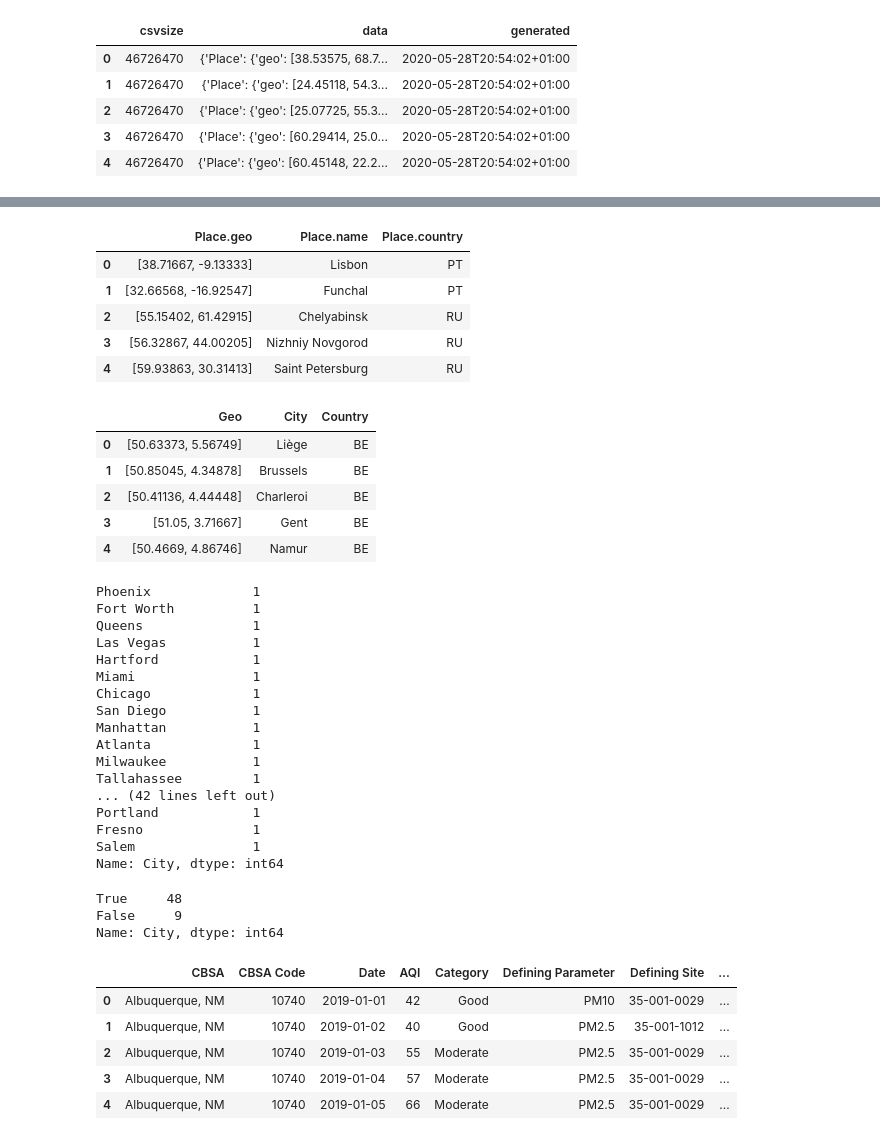
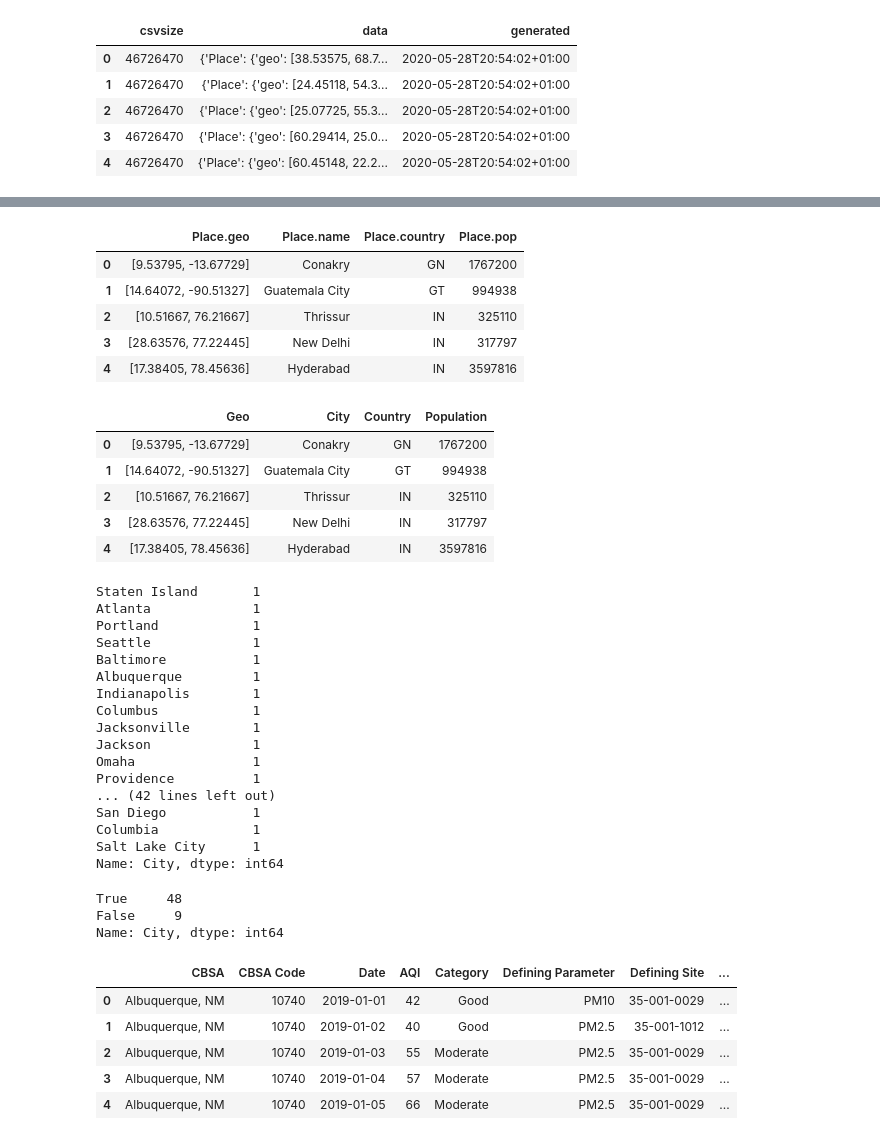
Before and after one commit to BenSnyder90/US-Air-Quality-During-COVID-19, a Jupyter notebook: merge_data.ipynb, the cells around one changed output, grey strips where cells are left out. Drawn from its saved outputs; the diff is of its cells as text; code cells hidden in the pictures.

```diff
--- a/merge_data.ipynb
+++ b/merge_data.ipynb
@@ -97,47 +123,48 @@ geo_df.head()
 # %%
 #Puts the geo data and name into a dataframe
-places_df = geo_df[['Place.geo','Place.name','Place.country']]
+places_df = geo_df[['Place.geo','Place.name','Place.country','Place.pop']]
 # %%
 places_df.head()
 # %% [output]
-|  | Place.geo | Place.name | Place.country |
-| 0 | [38.71667, -9.13333] | Lisbon | PT |
-| 1 | [32.66568, -16.92547] | Funchal | PT |
-| 2 | [55.15402, 61.42915] | Chelyabinsk | RU |
-| 3 | [56.32867, 44.00205] | Nizhniy Novgorod | RU |
-| 4 | [59.93863, 30.31413] | Saint Petersburg | RU |
+|  | Place.geo | Place.name | Place.country | Place.pop |
+| 0 | [9.53795, -13.67729] | Conakry | GN | 1767200 |
+| 1 | [14.64072, -90.51327] | Guatemala City | GT | 994938 |
+| 2 | [10.51667, 76.21667] | Thrissur | IN | 325110 |
+| 3 | [28.63576, 77.22445] | New Delhi | IN | 317797 |
+| 4 | [17.38405, 78.45636] | Hyderabad | IN | 3597816 |
 # %%
 #Rename columns for merging purposes
-places_df = places_df.rename(columns = {'Place.geo':'Geo','Place.name':'City', 'Place.country':'Country'})
+places_df = places_df.rename(columns = {'Place.geo':'Geo','Place.name':'City', 'Place.country':'Country', "Place.pop":"Population"})
 places_df.head()
 # %% [output]
-|  | Geo | City | Country |
-| 0 | [50.63373, 5.56749] | Liège | BE |
-| 1 | [50.85045, 4.34878] | Brussels | BE |
-| 2 | [50.41136, 4.44448] | Charleroi | BE |
-| 3 | [51.05, 3.71667] | Gent | BE |
-| 4 | [50.4669, 4.86746] | Namur | BE |
+|  | Geo | City | Country | Population |
+| 0 | [9.53795, -13.67729] | Conakry | GN | 1767200 |
+| 1 | [14.64072, -90.51327] | Guatemala City | GT | 994938 |
+| 2 | [10.51667, 76.21667] | Thrissur | IN | 325110 |
+| 3 | [28.63576, 77.22445] | New Delhi | IN | 317797 |
+| 4 | [17.38405, 78.45636] | Hyderabad | IN | 3597816 |
 # %%
+#Select only the US values from the dataframe
 us_df = places_df.loc[places_df["Country"] == "US"]
 print(us_df["City"].value_counts())
-us_df["City"].isin(aqi_df["City"]).value_counts()
+us_df["City"].isin(aqi2019_df["City"]).value_counts()
 # %% [output]
-Phoenix             1
-Fort Worth          1
-Queens              1
-Las Vegas           1
-Hartford            1
-Miami               1
-Chicago             1
+Staten Island       1
+Atlanta             1
+Portland            1
+Seattle             1
+Baltimore           1
+Albuquerque         1
+Indianapolis        1
+Columbus            1
+Jacksonville        1
+Jackson             1
+Omaha               1
+Providence          1
+... (42 lines left out)
 San Diego           1
-Manhattan           1
-Atlanta             1
-Milwaukee           1
-Tallahassee         1
-... (42 lines left out)
-Portland            1
-Fresno              1
-Salem               1
+Columbia            1
+Salt Lake City      1
 Name: City, dtype: int64
 True     48
 False     9
```
Also changed, not shown: parts of 24 cells of this notebook.
